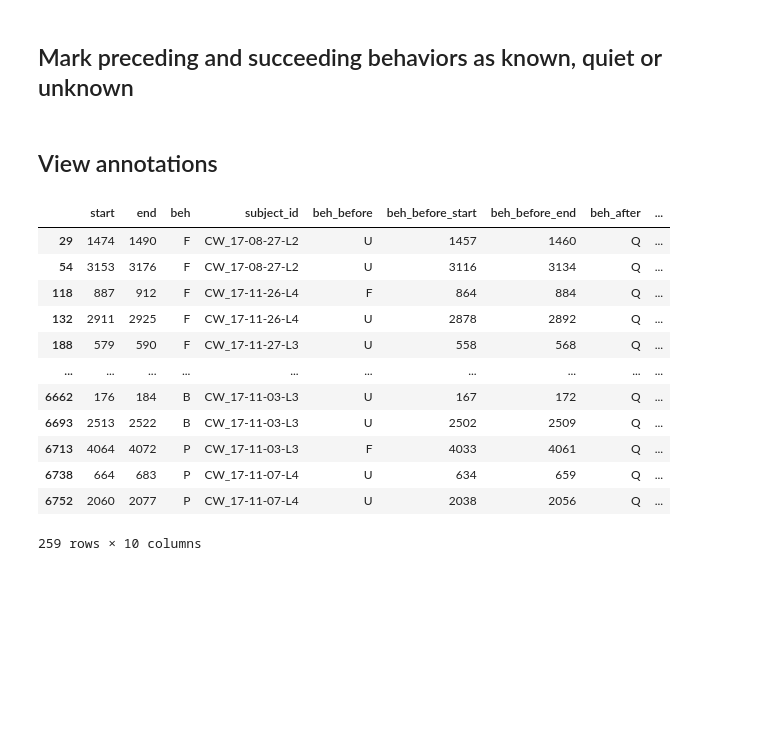
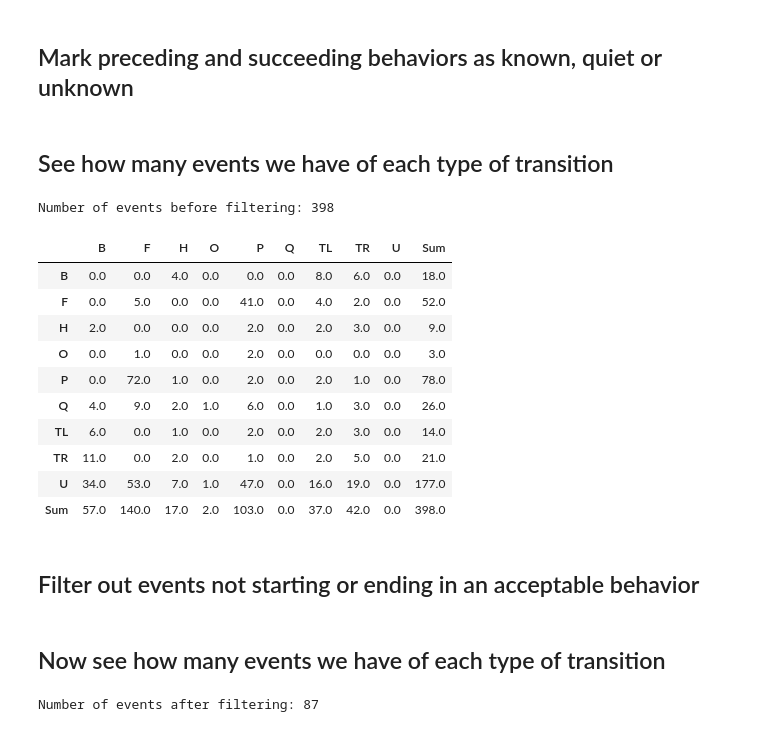
Before and after one commit to neuro-will/keller_zlatic_vnc, a Jupyter notebook: spont_whole_brain_stats/explore_spont_annotations.ipynb, the cells around one changed output. Saved outputs shown, nothing was run; the diff lists cells and outputs as text; code cells hidden in the pictures; blank space fills up the shorter version.

```diff
--- a/spont_whole_brain_stats/explore_spont_annotations.ipynb
+++ b/spont_whole_brain_stats/explore_spont_annotations.ipynb
@@ -20,20 +21,25 @@ from keller_zlatic_vnc.data_processing import read_full_annotations
 ps = dict()
 
 # Give locations of folders with annotations
-ps['annot_folders'] = [r'/Users/bishopw/Desktop/full_annotations/behavior_csv_cl_A4',
-                       r'/Users/bishopw/Desktop/full_annotations/behavior_csv_cl_A9']
+ps['annot_folders'] = [r'/Volumes/bishoplab/projects/keller_vnc/data/full_annotations/em_volume_behavior_csv']
 
 # Specify the definition for clean events we use
 ps['clean_event_def'] = 'po'
 
 # Specify the threshold we use (in number of stacks) to determine when a quiet transition has occurred
-ps['q_th'] = 55
+ps['q_th'] = 21
 
 # Specify the cut off threshold we use (in number of stacks) to determine when a real transition has occurred
 ps['co_th'] = 3
 
 # Specify the length of events we mark new quiet events as
 ps['q_length'] = 3
+
+# Specify the acceptable preceding behaviors for events we analyze
+ps['pre_behs'] = ['Q', 'B', 'F', 'TL', 'TR', 'H']
+
+# Specify the set of acceptable behaviors transitioned into for events we analyze
+ps['behs'] = ['B', 'F', 'TL', 'TR', 'H']
 # %% [markdown]
 ## Get list of all subjects we have annotations for
 # %%
@@ -60,22 +66,31 @@ annotations = pd.concat(annotations, ignore_index=True)
 # %% [markdown]
 ## Mark preceding and succeeding behaviors as known, quiet or unknown
 # %%
-annotations = apply_quiet_and_cutoff_times(annotations, quiet_th=ps['q_th'], co_th=ps['co_th'], q_length=ps['q_length'])
+annotations = apply_quiet_and_cutoff_times(annotations, quiet_th=ps['q_th'],
+                                           co_th=ps['co_th'], q_length=ps['q_length'])
-# %% [markdown]
-## View annotations
-# %%
-annotations[annotations['beh_after'] == 'Q']
-# %% [output]
-|  | start | end | beh | subject_id | beh_before | beh_before_start | beh_before_end | beh_after | ... |
-| 29 | 1474 | 1490 | F | CW_17-08-27-L2 | U | 1457 | 1460 | Q | ... |
-| 54 | 3153 | 3176 | F | CW_17-08-27-L2 | U | 3116 | 3134 | Q | ... |
-| 118 | 887 | 912 | F | CW_17-11-26-L4 | F | 864 | 884 | Q | ... |
-| 132 | 2911 | 2925 | F | CW_17-11-26-L4 | U | 2878 | 2892 | Q | ... |
-| 188 | 579 | 590 | F | CW_17-11-27-L3 | U | 558 | 568 | Q | ... |
-| ... | ... | ... | ... | ... | ... | ... | ... | ... | ... |
-| 6662 | 176 | 184 | B | CW_17-11-03-L3 | U | 167 | 172 | Q | ... |
-| 6693 | 2513 | 2522 | B | CW_17-11-03-L3 | U | 2502 | 2509 | Q | ... |
-| 6713 | 4064 | 4072 | P | CW_17-11-03-L3 | F | 4033 | 4061 | Q | ... |
-| 6738 | 664 | 683 | P | CW_17-11-07-L4 | U | 634 | 659 | Q | ... |
-| 6752 | 2060 | 2077 | P | CW_17-11-07-L4 | U | 2038 | 2056 | Q | ... |
-259 rows × 10 columns
+# %% [markdown]
+## See how many events we have of each type of transition
+# %%
+print('Number of events before filtering: ' + str(len(annotations)))
+# %% [output]
+Number of events before filtering: 398
+# %%
+trans_tbl = count_transitions(annotations, before_str='beh_before', after_str='beh')
+trans_tbl.insert(9, 'Sum', trans_tbl.sum(axis=1))
+trans_tbl.loc['Sum'] = trans_tbl.sum(axis=0)
+# %%
+trans_tbl
+# %% [output]
+|  | B | F | H | O | P | Q | TL | TR | U | Sum |
+| B | 0.0 | 0.0 | 4.0 | 0.0 | 0.0 | 0.0 | 8.0 | 6.0 | 0.0 | 18.0 |
+| F | 0.0 | 5.0 | 0.0 | 0.0 | 41.0 | 0.0 | 4.0 | 2.0 | 0.0 | 52.0 |
+| H | 2.0 | 0.0 | 0.0 | 0.0 | 2.0 | 0.0 | 2.0 | 3.0 | 0.0 | 9.0 |
+| O | 0.0 | 1.0 | 0.0 | 0.0 | 2.0 | 0.0 | 0.0 | 0.0 | 0.0 | 3.0 |
+| P | 0.0 | 72.0 | 1.0 | 0.0 | 2.0 | 0.0 | 2.0 | 1.0 | 0.0 | 78.0 |
+| Q | 4.0 | 9.0 | 2.0 | 1.0 | 6.0 | 0.0 | 1.0 | 3.0 | 0.0 | 26.0 |
+| TL | 6.0 | 0.0 | 1.0 | 0.0 | 2.0 | 0.0 | 2.0 | 3.0 | 0.0 | 14.0 |
+| TR | 11.0 | 0.0 | 2.0 | 0.0 | 1.0 | 0.0 | 2.0 | 5.0 | 0.0 | 21.0 |
+| U | 34.0 | 53.0 | 7.0 | 1.0 | 47.0 | 0.0 | 16.0 | 19.0 | 0.0 | 177.0 |
+| Sum | 57.0 | 140.0 | 17.0 | 2.0 | 103.0 | 0.0 | 37.0 | 42.0 | 0.0 | 398.0 |
+# %% [markdown]
+## Filter out events not starting or ending in an acceptable behavior
@@ -81,0 +105,6 @@ annotations[annotations['beh_after'] == 'Q']
+# %% [markdown]
+## Now see how many events we have of each type of transition
+# %%
+print('Number of events after filtering: ' + str(len(annotations)))
+# %% [output]
+Number of events after filtering: 87
```
Also changed, not shown: parts of 4 cells of this notebook, 3 other files.
